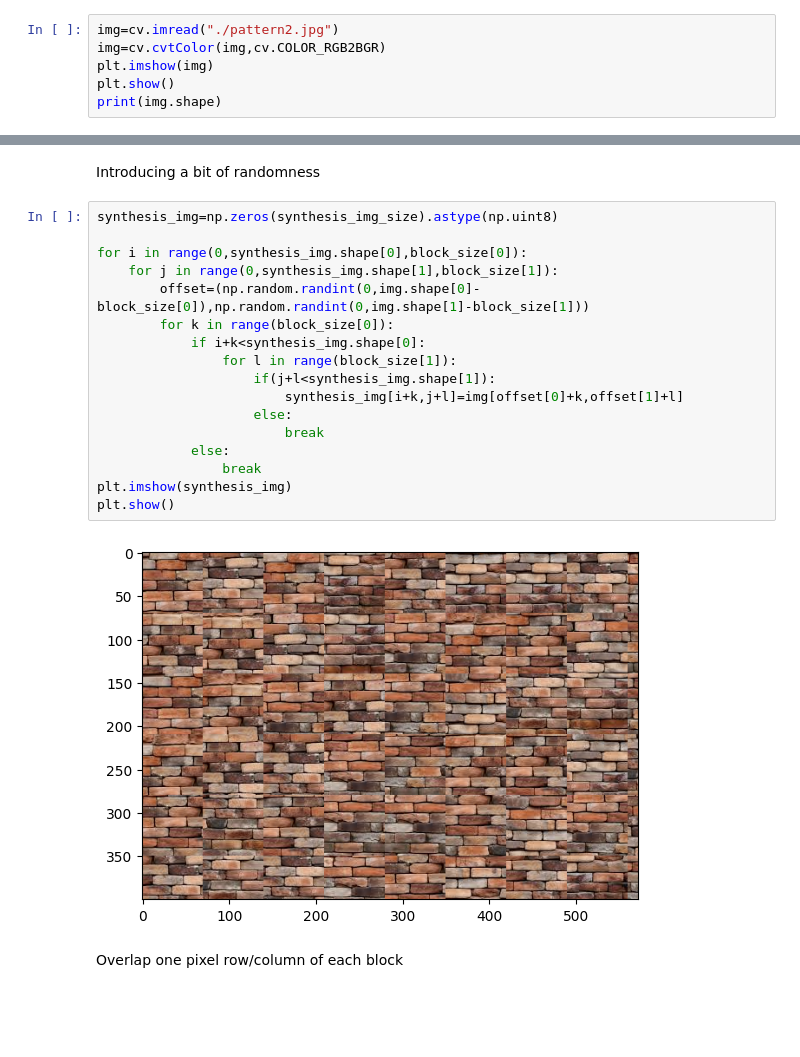
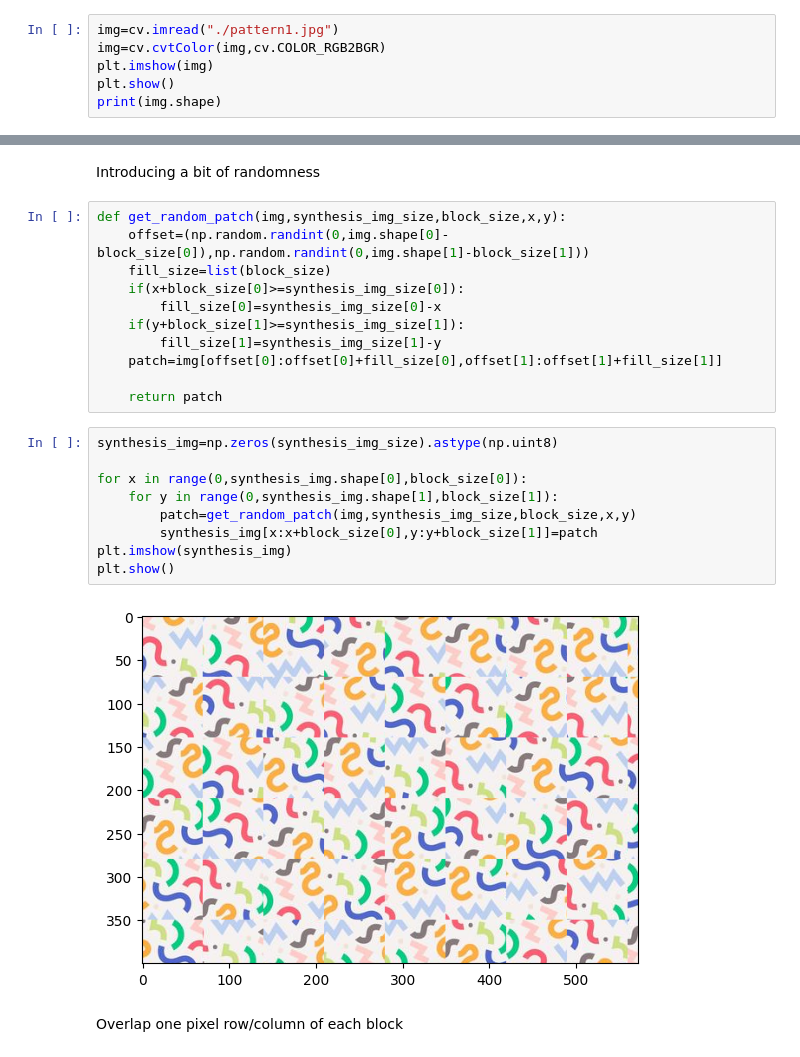
Before and after one commit to Talentedfalcon/Texture-Synthesis-and-Transfer, a Jupyter notebook: analysis.ipynb, the cells around one changed output, grey strips where cells are left out. Drawn from its saved outputs; the diff is of its cells as text; blank space fills up the shorter version.

Commit message:
simplified patch creation using a function

```diff
--- a/analysis.ipynb
+++ b/analysis.ipynb
@@ -3,7 +3,7 @@ import cv2 as cv
 import matplotlib.pyplot as plt
 import numpy as np
 # %%
-img=cv.imread("./pattern2.jpg")
+img=cv.imread("./pattern1.jpg")
 img=cv.cvtColor(img,cv.COLOR_RGB2BGR)
 plt.imshow(img)
 plt.show()
@@ -86,23 +85,26 @@ plt.show()
 # %% [markdown]
 Introducing a bit of randomness
+# %%
+def get_random_patch(img,synthesis_img_size,block_size,x,y):
+    offset=(np.random.randint(0,img.shape[0]-block_size[0]),np.random.randint(0,img.shape[1]-block_size[1]))
+    fill_size=list(block_size)
+    if(x+block_size[0]>=synthesis_img_size[0]):
+        fill_size[0]=synthesis_img_size[0]-x
+    if(y+block_size[1]>=synthesis_img_size[1]):
+        fill_size[1]=synthesis_img_size[1]-y
+    patch=img[offset[0]:offset[0]+fill_size[0],offset[1]:offset[1]+fill_size[1]]
+
+    return patch
 # %%
 synthesis_img=np.zeros(synthesis_img_size).astype(np.uint8)
 
-for i in range(0,synthesis_img.shape[0],block_size[0]):
-    for j in range(0,synthesis_img.shape[1],block_size[1]):
-        offset=(np.random.randint(0,img.shape[0]-block_size[0]),np.random.randint(0,img.shape[1]-block_size[1]))
-        for k in range(block_size[0]):
-            if i+k<synthesis_img.shape[0]:
-                for l in range(block_size[1]):
-                    if(j+l<synthesis_img.shape[1]):
-                        synthesis_img[i+k,j+l]=img[offset[0]+k,offset[1]+l]
-                    else:
-                        break
-            else:
-                break
+for x in range(0,synthesis_img.shape[0],block_size[0]):
+    for y in range(0,synthesis_img.shape[1],block_size[1]):
+        patch=get_random_patch(img,synthesis_img_size,block_size,x,y)
+        synthesis_img[x:x+block_size[0],y:y+block_size[1]]=patch
 plt.imshow(synthesis_img)
 plt.show()
 # %% [output]
-[figure, old version]
+[figure, new version]
 # %% [markdown]
 Overlap one pixel row/column of each block
```
Also changed, not shown: parts of 7 cells of this notebook.
